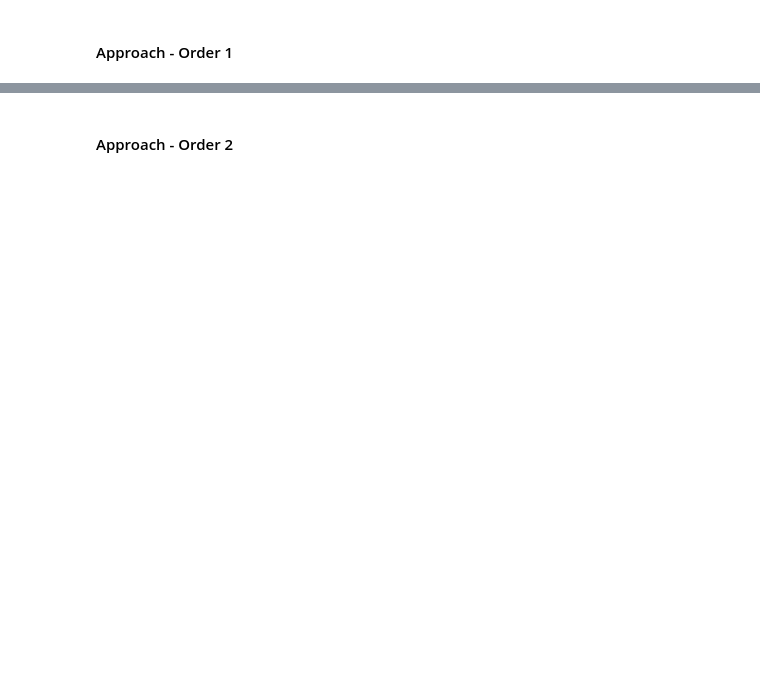
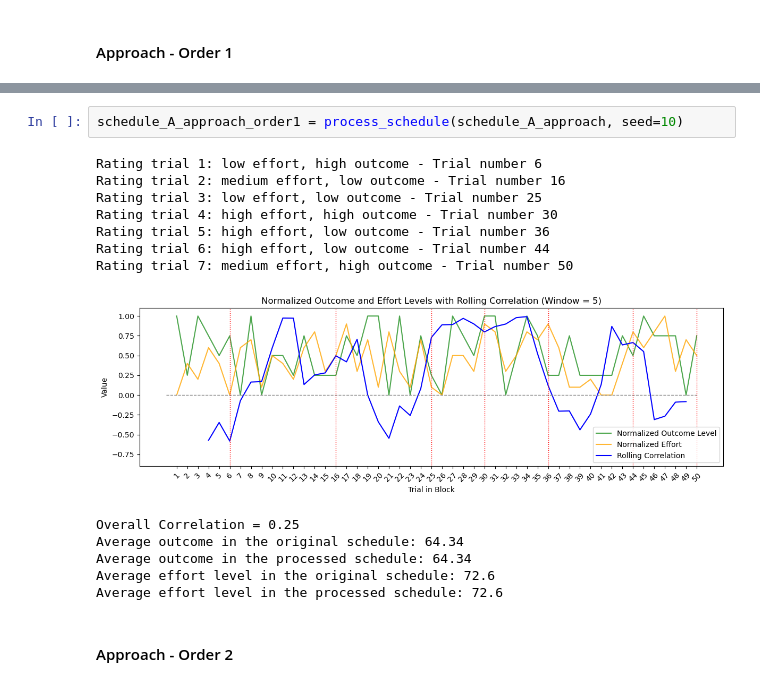
Before and after one commit to MajaFriedemann/reward-effort-task, a Jupyter notebook: final_trial_schedules/final_trial_schedules.ipynb, the cells around one changed output, grey strips where cells are left out. Saved outputs shown, nothing was run; the diff lists cells and outputs as text; blank space fills up the shorter version.

Commit message:
generating schedules

```diff
--- a/final_trial_schedules/final_trial_schedules.ipynb
+++ b/final_trial_schedules/final_trial_schedules.ipynb
@@ -80,2 +160,18 @@ Overall Correlation = 0.25
+# %%
+schedule_A_approach_order1 = process_schedule(schedule_A_approach, seed=10)
+# %% [output]
+Rating trial 1: low effort, high outcome - Trial number 6
+Rating trial 2: medium effort, low outcome - Trial number 16
+Rating trial 3: low effort, low outcome - Trial number 25
+Rating trial 4: high effort, high outcome - Trial number 30
+Rating trial 5: high effort, low outcome - Trial number 36
+Rating trial 6: high effort, low outcome - Trial number 44
+Rating trial 7: medium effort, high outcome - Trial number 50
+[figure, added]
+Overall Correlation = 0.25
+Average outcome in the original schedule: 64.34
+Average outcome in the processed schedule: 64.34
+Average effort level in the original schedule: 72.6
+Average effort level in the processed schedule: 72.6
 # %% [markdown]
 #### Approach - Order 2
```
Also changed, not shown: parts of 22 cells of this notebook, 19 other files.
